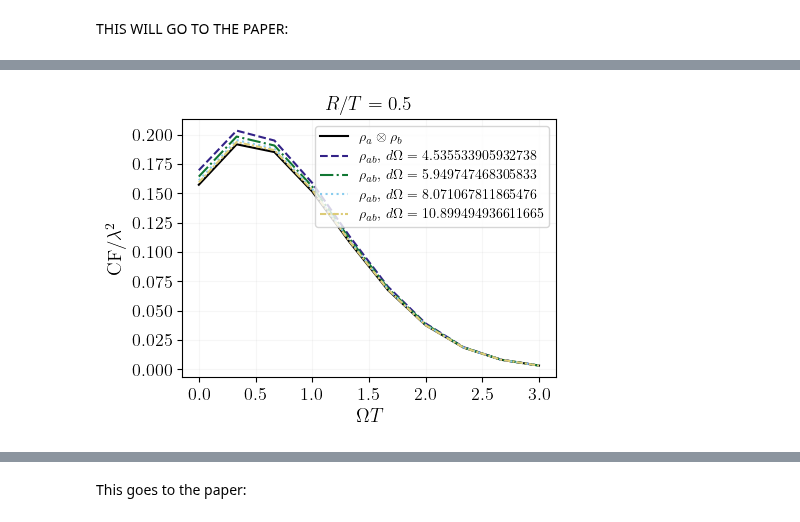
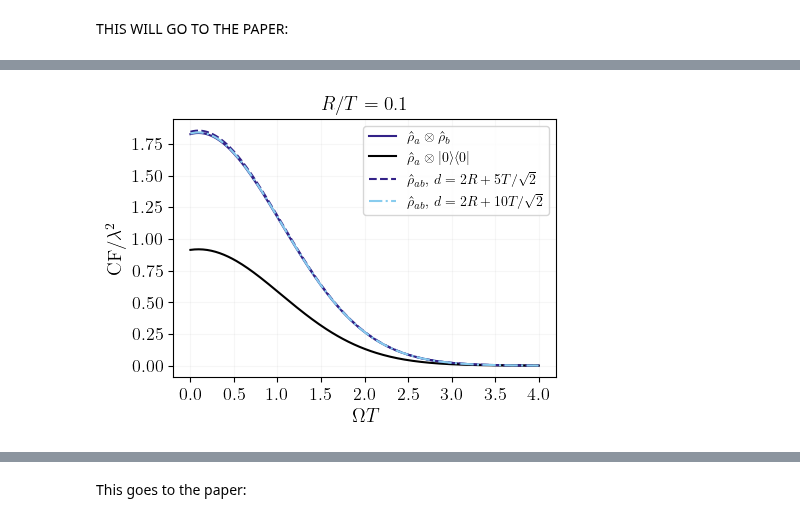
Before and after one commit to Sanchit-Srivastava/contextuality_from_the_vacuum, a Jupyter notebook: notebooks/paper_plots.ipynb, the cells around one changed output, grey strips where cells are left out. Cells and saved outputs as stored; diff of their text form; code cells hidden in the pictures.

Commit message:
Prettier Paper Plots

```diff
--- a/notebooks/paper_plots.ipynb
+++ b/notebooks/paper_plots.ipynb
@@ -351,7 +383,7 @@ plt.show()
 # Fixed parameters
 switching = 1.0
 separation = 0
-smearing = 0.5
+smearing = 0.1
 lam = 1e-3
 regulator = 1.0
 regularization = "heaviside"  # used by Q_term but detector_type/group decide which terms contribute
@@ -370,8 +402,8 @@ group_types = [
 # }
 
 # Sweep gaps
-gaps = np.linspace(0.0, 3, 10)  # avoid zero to keep numerics well-behaved
-deez = [2*smearing+5/np.sqrt(2), 2*smearing+7/np.sqrt(2), 2*smearing+10/np.sqrt(2), 2*smearing+14/np.sqrt(2)]
+gaps = np.linspace(0.0, 4, 250)  # avoid zero to keep numerics well-behaved
+deez = [5,10]
 
 plt.figure(figsize=(4.8,3.6))
 
@@ -391,12 +423,7 @@ for group, detector_type in group_types:
                     lam=lam,
                 )
                 if is_valid_state(rho):
-                    # if rho_type == "entangled":
-                    #     rho_final = rho
-                    #     # rho_final = np.kron(rho1, rho1)
-                    # elif rho_type == "product":
                     rho1 = reduce_state(rho)
-                    # rho_final = np.kron(rho1, np.eye(3)*(1/3))
                     rho_final = np.kron(rho1, rho1)
 
                     res = contextual_fraction(rho_final)
@@ -411,13 +438,44 @@ for group, detector_type in group_types:
                     break
 
             cf_vals = np.array(cf_vals)/(lam**2)
-            label = r"$\rho_a \otimes \rho_b$"
+            label = r"$\hat{\rho}_a \otimes \hat{\rho}_b$"
+            linestyle = "-" if rho_type == "product" else linestyles[idx % len(linestyles)]
+            plt.plot(gaps, cf_vals, lw=1.5, label=label, linestyle=linestyle,color=colors[1])
+
+for group, detector_type in group_types:
+            cf_vals = []
+            for gap in gaps:
+                rho = detector_state(
+                    gap=gap,
+                    switching=switching,
+                    separation=0,
+                    regulator=regulator,
+                    smearing=smearing,
+                    regularization=regularization,
+                    detector_type=detector_type,
+                    group=group,
+                    lam=lam,
+                )
+                if is_valid_state(rho):
+                    rho1 = reduce_state(rho)
+                    rho_final = np.kron(rho1, (1/3)*np.eye(3))
+                    res = contextual_fraction(rho_final)
+                    if not res.get("success", False):
+                        cf_vals.append(np.nan)
+                    else:
+                        cf_vals.append(res.get("b", np.nan))
+                else:
+                    print("Invalid state detected at gap =", gap)
+                    validate_and_print(rho)
+                    break
+
+            cf_vals = np.array(cf_vals)/(lam**2)
+            label = r"$\hat{\rho}_a \otimes |0\rangle\langle 0|$"
             linestyle = "-" if rho_type == "product" else linestyles[idx % len(linestyles)]
             plt.plot(gaps, cf_vals, lw=1.5, label=label, linestyle=linestyle,color=colors[0])
 
 linestyles = [ "--", "-.", ":", (0, (3, 1, 1, 1)), (0, (1, 1))]  # Add more if needed
 rho_types = [
-            #   "product" ,
               "entangled"
         ]
 
@@ -430,7 +488,7 @@ for idx, d in enumerate(deez):
                 rho = detector_state(
                     gap=gap,
                     switching=switching,
-                    separation=d,
+                    separation=2*smearing + (d/np.sqrt(2)),
                     regulator=regulator,
                     smearing=smearing,
                     regularization=regularization,
@@ -439,44 +497,37 @@ for idx, d in enumerate(deez):
                     lam=lam,
                 )
                 if is_valid_state(rho):
-                    # if rho_type == "entangled":
                     rho_final = rho
-                        # rho_final = np.kron(rho1, rho1)
-                    # elif rho_type == "product":
-                        # rho1 = reduce_state(rho)
-                        # rho_final = np.kron(rho1, np.eye(3)*(1/3))
-                        #rho_final = np.kron(rho1, rho1)
-
                     res = contextual_fraction(rho_final)
 
                     if not res.get("success", False):
                         cf_vals.append(np.nan)
                     else:
                         cf_vals.append(res.get("b", np.nan))
                 else:
                     print("Invalid state detected at gap =", gap)
                     validate_and_print(rho)
                     break
 
             cf_vals = np.array(cf_vals)/(lam**2)
-            label = rf"$\rho_{{ab}}$, $d\Omega={d}$"
+            label = rf"$\hat{{\rho}}_{{ab}}$, $d=2R+{d}T/\sqrt{{2}}$"
             linestyle = "-" if rho_type == "product" else linestyles[idx % len(linestyles)]
-            plt.plot(gaps, cf_vals, lw=1.5, label=label, linestyle=linestyle,color=colors[idx+1])
+            plt.plot(gaps, cf_vals, lw=1.5, label=label, linestyle=linestyle,color=colors[2*idx+1])
 
 
 
 plt.xlabel(r"$\Omega T$",fontsize=14)
 plt.ylabel(r"CF/$\lambda^2$",fontsize=14)
 plt.title(rf"$R/T={smearing}$",fontsize=14)
 plt.xticks(fontsize=13)
 plt.yticks(fontsize=13)
 plt.grid(True, alpha=0.1)
 plt.legend()
 plt.tight_layout()
-# plt.savefig("contextual_fraction_vs_gap_different_models.pdf")
+plt.savefig("contextual_fraction_vs_gap_small_detectors.pdf")
 plt.show()
 # %% [output]
-[figure, old version]
+[figure, new version]
 # %%
 '''This cell generates the plots for contextual fraction vs gap for different detector types.'''
 
```
Also changed, not shown: parts of 9 cells of this notebook, 1 other file.
